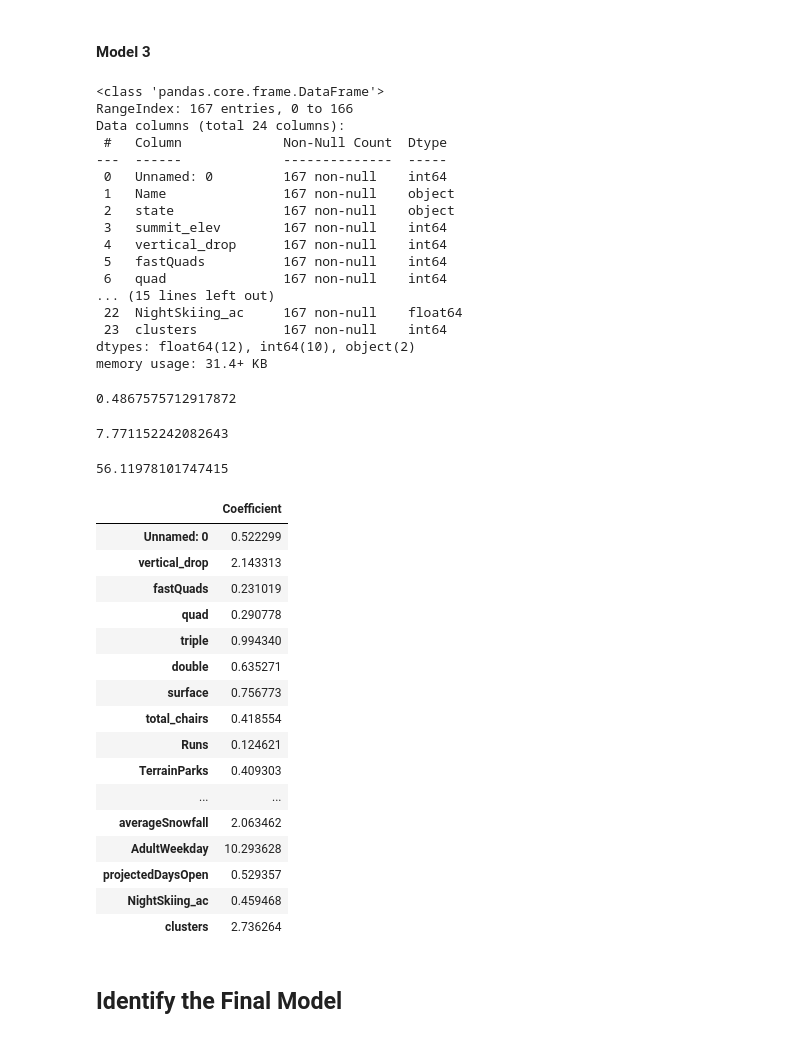
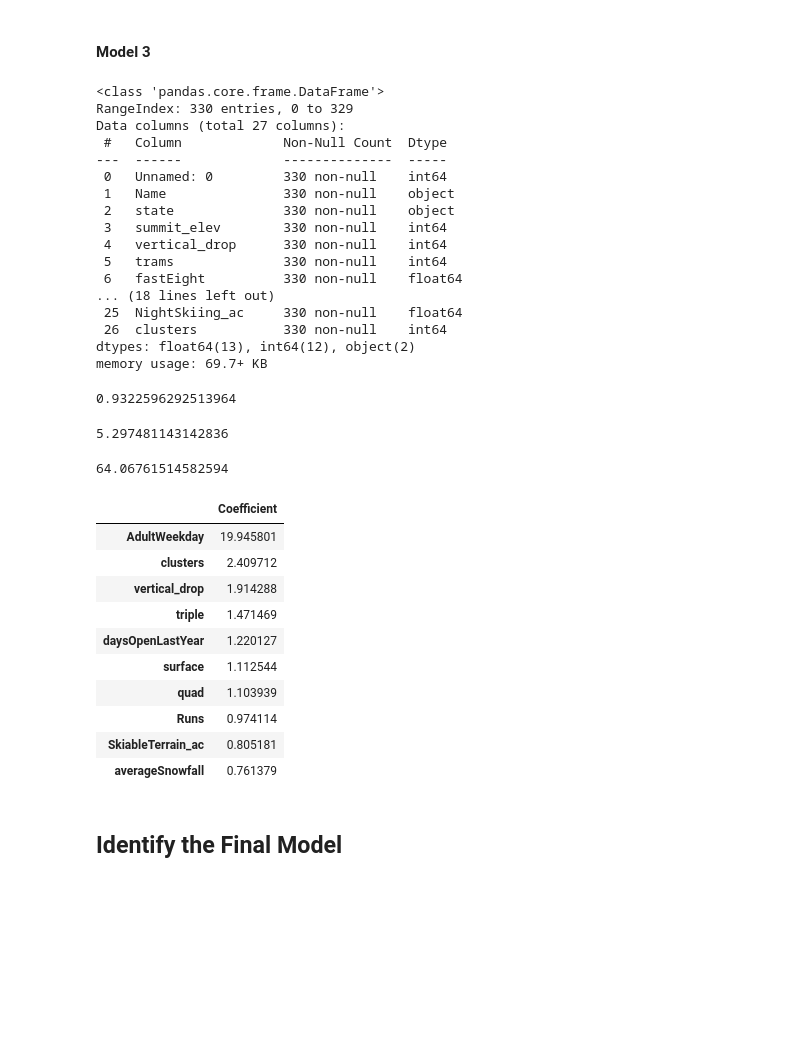
Before and after one commit to chanchuck/GuidedCapstone, a Jupyter notebook: modeling/Notebook_stepfourandfive.ipynb, the cells around one changed output. Saved outputs shown, nothing was run; the diff lists cells and outputs as text; code cells hidden in the pictures; blank space fills up the shorter version.

```diff
--- a/modeling/Notebook_stepfourandfive.ipynb
+++ b/modeling/Notebook_stepfourandfive.ipynb
@@ -317,26 +313,26 @@ pd.DataFrame(abs(lm.coef_), X.columns, columns=['Coefficient'])
 # %% [markdown]
 #### Model 3
 # %%
-df_no_state_elev = pd.read_csv(os.getcwd() + '/data/step3_output.csv')
+df_no_state_elev = pd.read_csv(os.getcwd() + '/data/step3_output_v2.csv')
 df_no_state_elev.info()
 # %% [output]
 <class 'pandas.core.frame.DataFrame'>
-RangeIndex: 167 entries, 0 to 166
-Data columns (total 24 columns):
+RangeIndex: 330 entries, 0 to 329
+Data columns (total 27 columns):
  #   Column             Non-Null Count  Dtype
 ---  ------             --------------  -----
- 0   Unnamed: 0         167 non-null    int64
- 1   Name               167 non-null    object
- 2   state              167 non-null    object
- 3   summit_elev        167 non-null    int64
- 4   vertical_drop      167 non-null    int64
- 5   fastQuads          167 non-null    int64
- 6   quad               167 non-null    int64
-... (15 lines left out)
- 22  NightSkiing_ac     167 non-null    float64
- 23  clusters           167 non-null    int64
-dtypes: float64(12), int64(10), object(2)
-memory usage: 31.4+ KB
+ 0   Unnamed: 0         330 non-null    int64
+ 1   Name               330 non-null    object
+ 2   state              330 non-null    object
+ 3   summit_elev        330 non-null    int64
+ 4   vertical_drop      330 non-null    int64
+ 5   trams              330 non-null    int64
+ 6   fastEight          330 non-null    float64
+... (18 lines left out)
+ 25  NightSkiing_ac     330 non-null    float64
+ 26  clusters           330 non-null    int64
+dtypes: float64(13), int64(12), object(2)
+memory usage: 69.7+ KB
 # %%
 # Declare an explanatory variable, called X,and assign it the result of dropping 'Name' and 'AdultWeekend' from the df
 X = df_no_state_elev.drop(['Name','AdultWeekend','state', 'summit_elev'], axis=1)
@@ -371,36 +367,31 @@ y_pred = model.predict(X_test)
 
 explained_variance_score(y_test, y_pred)
 # %% [output]
-0.4867575712917872
+0.9322596292513964
 # %%
 mean_absolute_error(y_test, y_pred)
 # %% [output]
-7.771152242082643
+5.297481143142836
 # %%
 print(lm.intercept_)
 # %% [output]
-56.11978101747415
+64.06761514582594
 # %%
 # You might want to make a pandas DataFrame displaying the coefficients for each state like so:
-pd.DataFrame(abs(lm.coef_), X.columns, columns=['Coefficient'])
+df_3 = pd.DataFrame(abs(lm.coef_), X.columns, columns=['Coefficient'])
+df_3.sort_values(by=['Coefficient'],ascending=False).head(10)
 # %% [output]
 |  | Coefficient |
-| Unnamed: 0 | 0.522299 |
-| vertical_drop | 2.143313 |
-| fastQuads | 0.231019 |
-| quad | 0.290778 |
-| triple | 0.994340 |
-| double | 0.635271 |
-| surface | 0.756773 |
-| total_chairs | 0.418554 |
-| Runs | 0.124621 |
-| TerrainParks | 0.409303 |
-| ... | ... |
-| averageSnowfall | 2.063462 |
-| AdultWeekday | 10.293628 |
-| projectedDaysOpen | 0.529357 |
-| NightSkiing_ac | 0.459468 |
-| clusters | 2.736264 |
+| AdultWeekday | 19.945801 |
+| clusters | 2.409712 |
+| vertical_drop | 1.914288 |
+| triple | 1.471469 |
+| daysOpenLastYear | 1.220127 |
+| surface | 1.112544 |
+| quad | 1.103939 |
+| Runs | 0.974114 |
+| SkiableTerrain_ac | 0.805181 |
+| averageSnowfall | 0.761379 |
 # %% [markdown]
 ## Identify the Final Model
 # %% [markdown]
```
Also changed, not shown: parts of 16 cells of this notebook.
